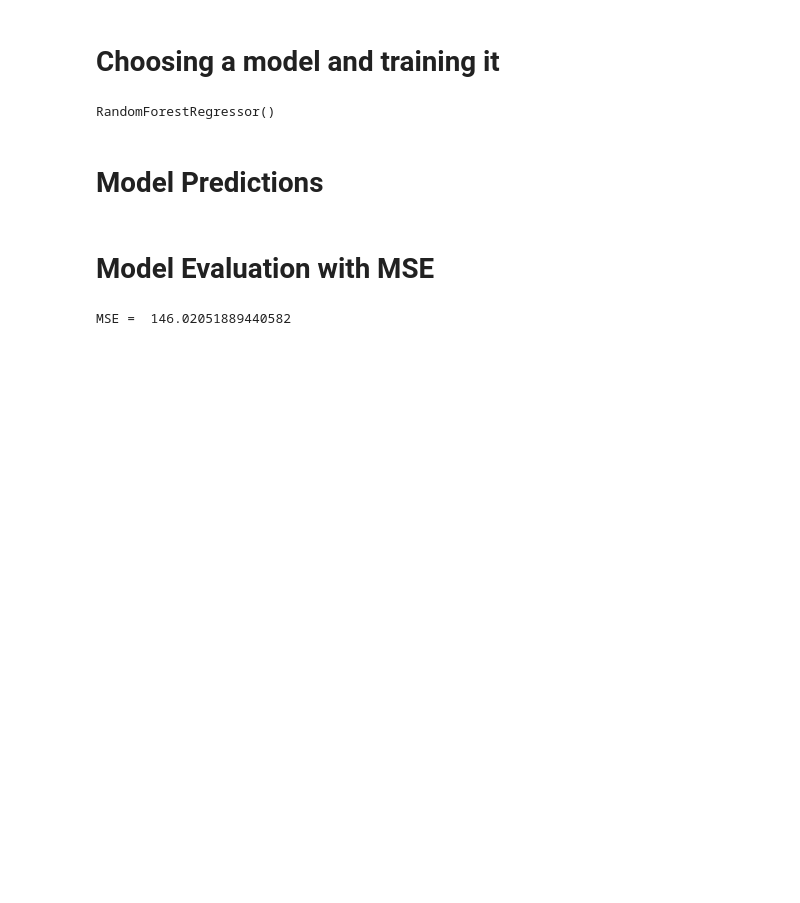
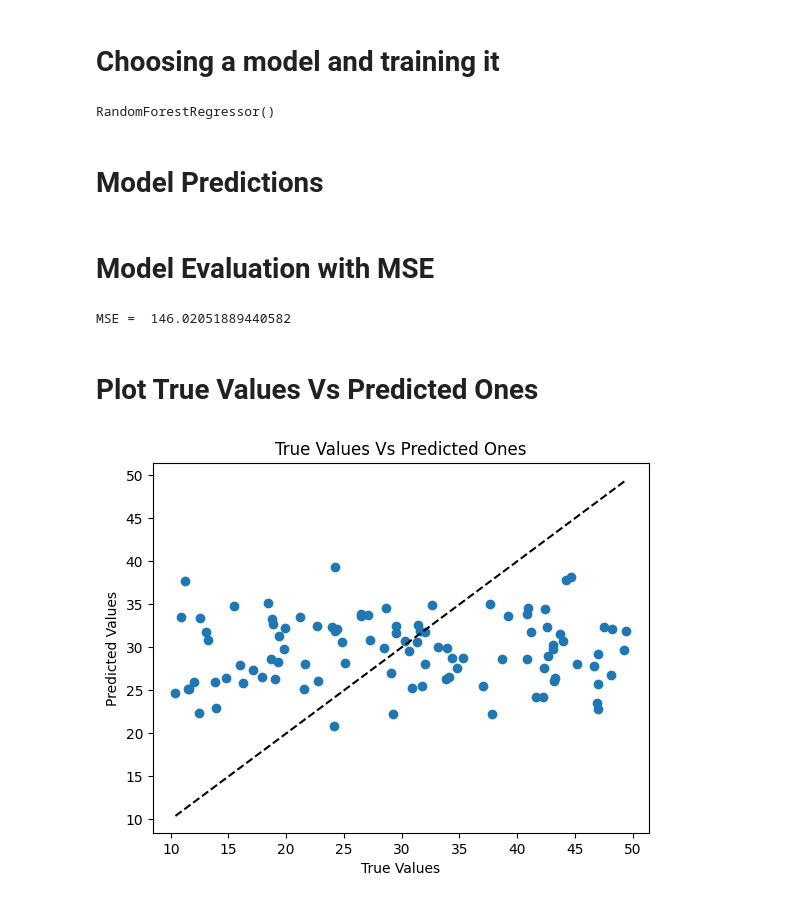
Before and after one commit to SarahBahary/Energy-Efficiency-ML, a Jupyter notebook: Supervised.ipynb, the cells around one changed output. Drawn from its saved outputs; the diff is of its cells as text; code cells hidden in the pictures; blank space fills up the shorter version.

```diff
--- a/Supervised.ipynb
+++ b/Supervised.ipynb
@@ -56,3 +57,16 @@ mse = mean_squared_error(y_test,predictions)
 print("MSE = ",mse)
 # %% [output]
 MSE =  146.02051889440582
+# %% [markdown]
+# Plot True Values Vs Predicted Ones
+# %%
+plt.Figure(figsize=(10,6))
+plt.scatter(y_test,predictions)
+plt.xlabel("True Values")
+plt.ylabel("Predicted Values")
+plt.title("True Values Vs Predicted Ones")
+
+plt.plot([y_test.min(), y_test.max()], [y_test.min(), y_test.max()], 'k--')
+plt.show()
+# %% [output]
+[figure, added]
```
Also changed, not shown: parts of 1 cell of this notebook.
